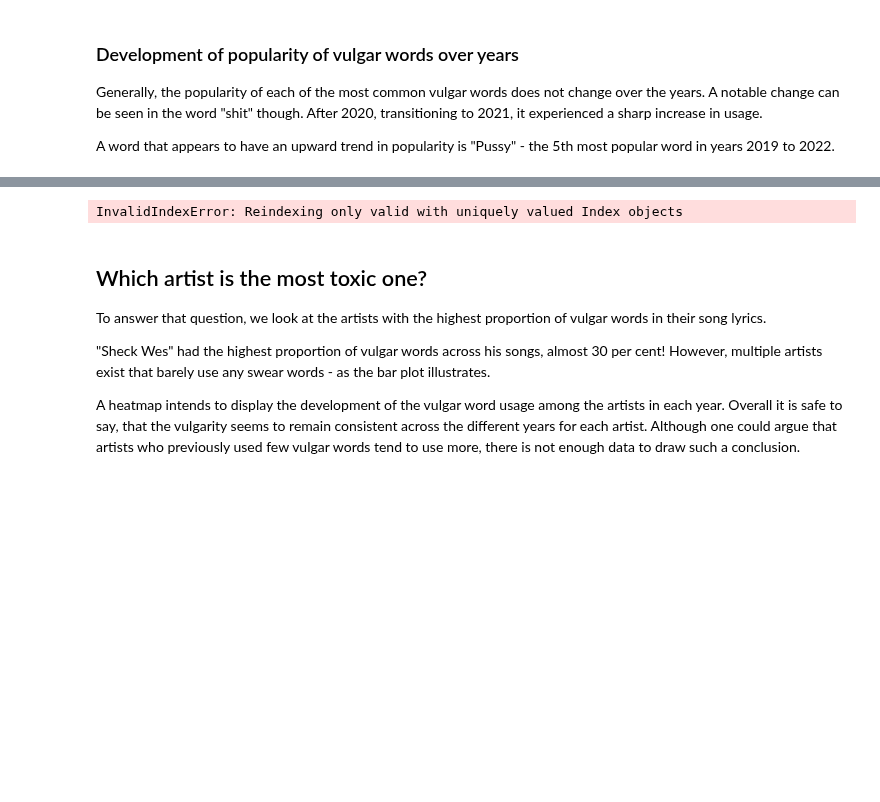
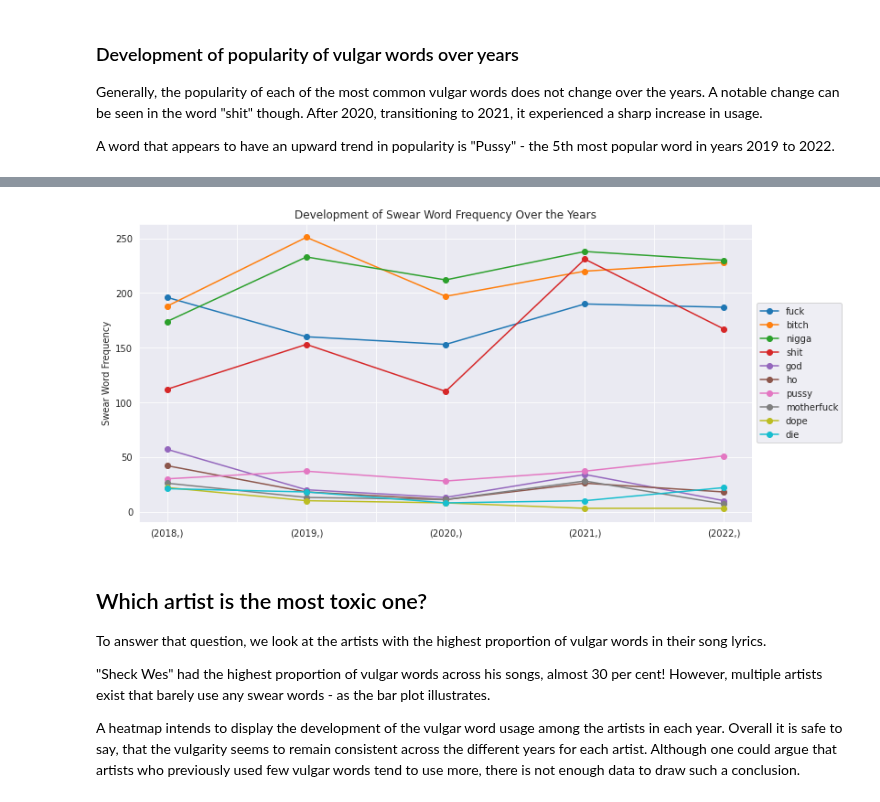
Before and after one commit to frehburg/RapLyricsAnalys, a Jupyter notebook: final_analysis.ipynb, the cells around one changed output, grey strips where cells are left out. Saved outputs shown, nothing was run; the diff lists cells and outputs as text; code cells hidden in the pictures; blank space fills up the shorter version.

```diff
--- a/final_analysis.ipynb
+++ b/final_analysis.ipynb
@@ -430,7 +430,15 @@ for key in words_year_dict.keys():
     words_df_year_dict[key]["swear word"] = words_df_year_dict[key].index.isin(bad_words_data["jigaboo"])
     # sort
     words_df_year_dict[key] = words_df_year_dict[key].sort_values(["swear word", "count"], ascending=[False, False])
-    words_df_year_dict[key] = censor_vulgarity(words_df_year_dict[key])
+
+# also a df just for the year but censored
+words_df_year_dict_censor = {}
+for key in words_year_dict.keys():
+    words_df_year_dict_censor[key] = word_count_dict_to_df(words_year_dict[key])
+    words_df_year_dict_censor[key]["swear word"] = words_df_year_dict_censor[key].index.isin(bad_words_data["jigaboo"])
+    # sort
+    words_df_year_dict_censor[key] = words_df_year_dict_censor[key].sort_values(["swear word", "count"], ascending=[False, False])
+    words_df_year_dict_censor[key] = censor_vulgarity(words_df_year_dict_censor[key])
 # %%
 # Count total swear word count per year per artist
 swear_by_year_artist = pd.DataFrame()
@@ -507,25 +532,27 @@ A word that appears to have an upward trend in popularity is "Pussy" - the 5th m
 # %%
 swear_freq_by_year = pd.DataFrame()
 
 for year, df in words_df_year_dict.items():
     swear_words = df[df["swear word"]]
     swear_freq = swear_words["count"]
     swear_freq.index = swear_words.index
     temp_df = pd.DataFrame(swear_freq).T
     temp_df.index = [year]
     swear_freq_by_year = pd.concat([swear_freq_by_year, temp_df], ignore_index=False)
 
 # Select the first 10 columns
 swear_freq_by_year = swear_freq_by_year.iloc[:, :10]
 
 swear_freq_by_year.plot(marker="o", linestyle="-", figsize=(12, 6))
 plt.ylabel("Swear Word Frequency")
 plt.title("Development of Swear Word Frequency Over the Years")
+# to censor
+plt.legend(["f*ck","b*tch","n*gg*","sh*t", "god", "h*", "p*ssy", "m*therf*ck", "dope", "die"])
 # Move the legend outside of the plot area to the right
 plt.legend(loc="center left", bbox_to_anchor=(1, 0.5))
 plt.show()
 # %% [output]
-InvalidIndexError: Reindexing only valid with uniquely valued Index objects
+[figure, added]
 # %% [markdown]
 ## Which artist is the most toxic one?
 To answer that question, we look at the artists with the highest proportion of vulgar words in their song lyrics.
```
Also changed, not shown: parts of 7 cells of this notebook.
